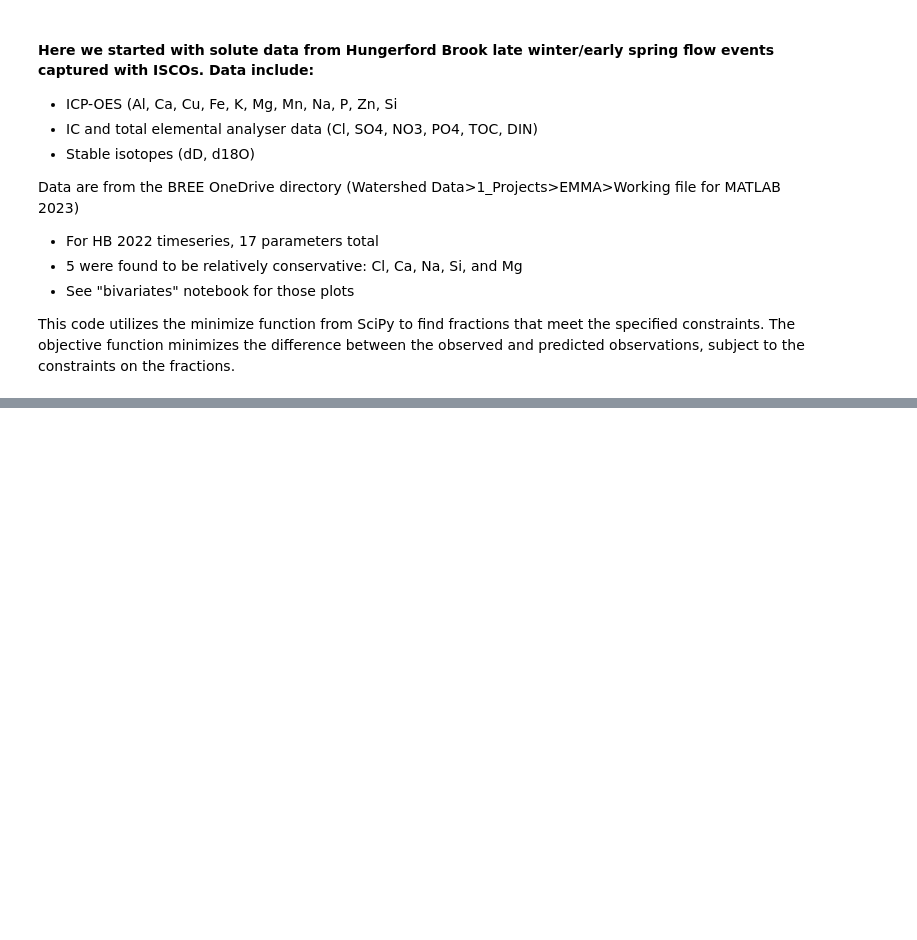
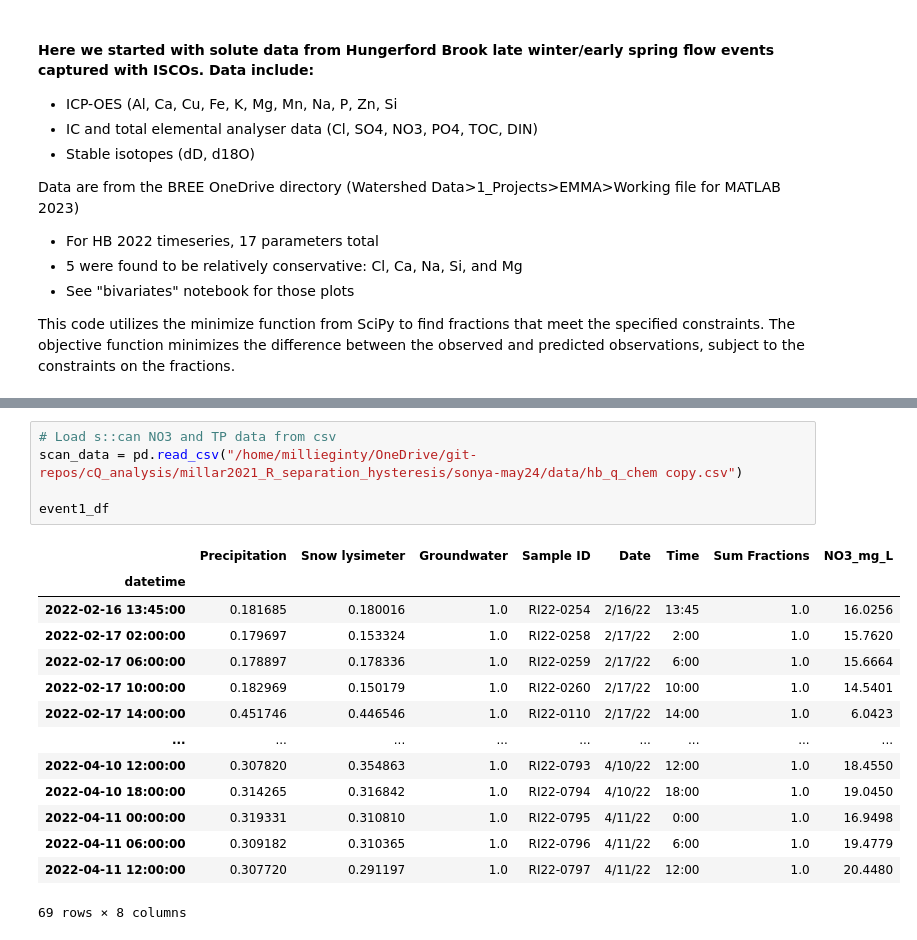
Before and after one commit to MeganEDuffy/EMMA, a Jupyter notebook: notebooks/Hungerford_2022_ISCO_EMMA.ipynb, the cells around one changed output, grey strips where cells are left out. Cells and saved outputs as stored; diff of their text form; blank space fills up the shorter version.

```diff
--- a/notebooks/Hungerford_2022_ISCO_EMMA.ipynb
+++ b/notebooks/Hungerford_2022_ISCO_EMMA.ipynb
@@ -352,0 +377,20 @@ plt.show()
+# %%
+# Load s::can NO3 and TP data from csv
+scan_data = pd.read_csv("/home/millieginty/OneDrive/git-repos/cQ_analysis/millar2021_R_separation_hysteresis/sonya-may24/data/hb_q_chem copy.csv")
+
+event1_df
+# %% [output]
+|  | Precipitation | Snow lysimeter | Groundwater | Sample ID | Date | Time | Sum Fractions | NO3_mg_L |
+| datetime |  |  |  |  |  |  |  |  |
+| 2022-02-16 13:45:00 | 0.181685 | 0.180016 | 1.0 | RI22-0254 | 2/16/22 | 13:45 | 1.0 | 16.0256 |
+| 2022-02-17 02:00:00 | 0.179697 | 0.153324 | 1.0 | RI22-0258 | 2/17/22 | 2:00 | 1.0 | 15.7620 |
+| 2022-02-17 06:00:00 | 0.178897 | 0.178336 | 1.0 | RI22-0259 | 2/17/22 | 6:00 | 1.0 | 15.6664 |
+| 2022-02-17 10:00:00 | 0.182969 | 0.150179 | 1.0 | RI22-0260 | 2/17/22 | 10:00 | 1.0 | 14.5401 |
+| 2022-02-17 14:00:00 | 0.451746 | 0.446546 | 1.0 | RI22-0110 | 2/17/22 | 14:00 | 1.0 | 6.0423 |
+| ... | ... | ... | ... | ... | ... | ... | ... | ... |
+| 2022-04-10 12:00:00 | 0.307820 | 0.354863 | 1.0 | RI22-0793 | 4/10/22 | 12:00 | 1.0 | 18.4550 |
+| 2022-04-10 18:00:00 | 0.314265 | 0.316842 | 1.0 | RI22-0794 | 4/10/22 | 18:00 | 1.0 | 19.0450 |
+| 2022-04-11 00:00:00 | 0.319331 | 0.310810 | 1.0 | RI22-0795 | 4/11/22 | 0:00 | 1.0 | 16.9498 |
+| 2022-04-11 06:00:00 | 0.309182 | 0.310365 | 1.0 | RI22-0796 | 4/11/22 | 6:00 | 1.0 | 19.4779 |
+| 2022-04-11 12:00:00 | 0.307720 | 0.291197 | 1.0 | RI22-0797 | 4/11/22 | 12:00 | 1.0 | 20.4480 |
+69 rows × 8 columns
```
Also changed, not shown: parts of 4 cells of this notebook, 1 other file.
